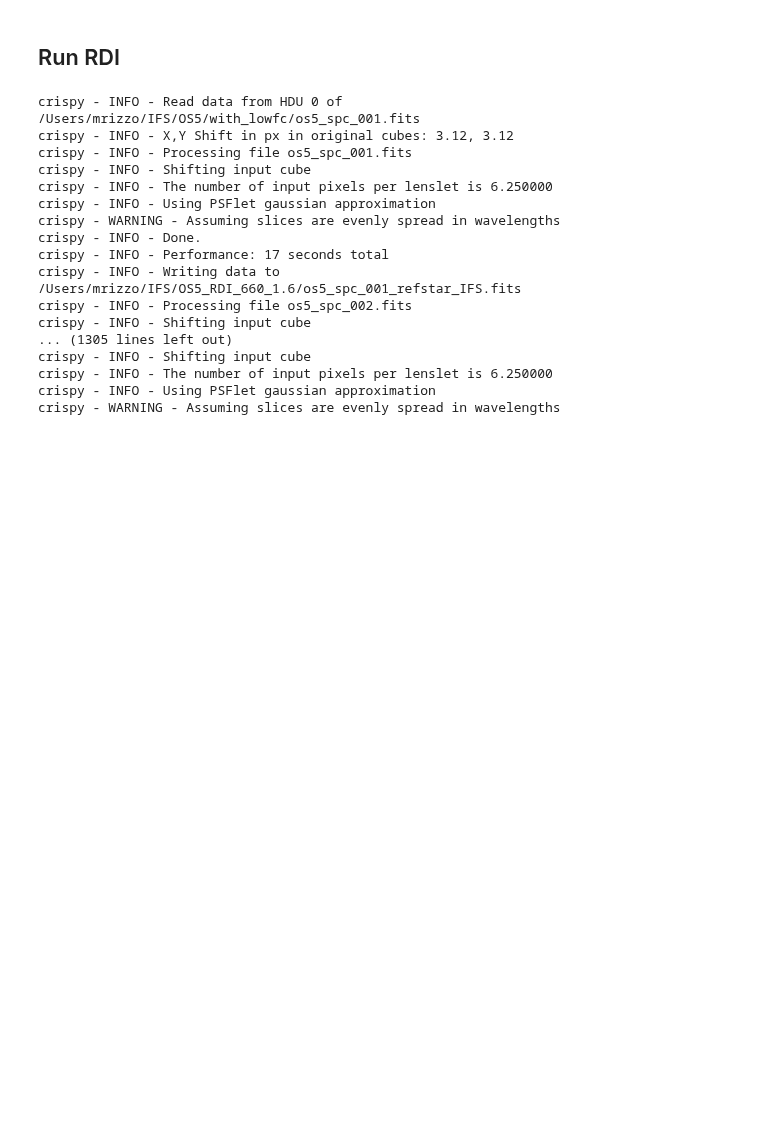
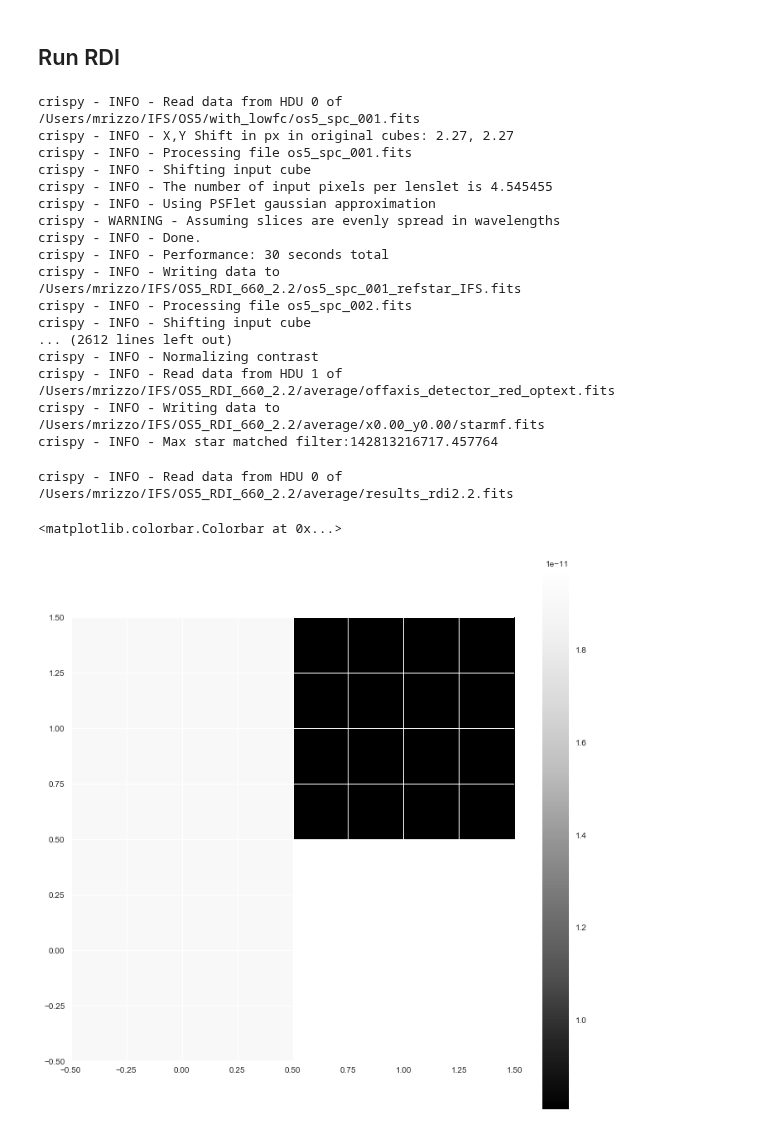
Before and after one commit to mjrfringes/crispy, a Jupyter notebook: docs/source/notebooks/RDI_sensitivity_study.ipynb, the cells around one changed output. Saved outputs shown, nothing was run; the diff lists cells and outputs as text; code cells hidden in the pictures; blank space fills up the shorter version.

```diff
--- a/docs/source/notebooks/RDI_sensitivity_study.ipynb
+++ b/docs/source/notebooks/RDI_sensitivity_study.ipynb
@@ -222,27 +221,31 @@ for i in range(len(offset)):
                 lamc=lamc,BW=BW,
                 offaxis_reduced = folder+'/average/offaxis_detector_red_optext.fits')
 outkey = fits.HDUList(fits.PrimaryHDU(results.astype(np.float)))
-outkey.writeto(folder+'/average/results_rdi'+sampling+'.fits',clobber=True)
+outkey.writeto(folder+'/average/results_rdi'+str(sampling)+'.fits',clobber=True)
 # %% [output]
 crispy - INFO - Read data from HDU 0 of /Users/mrizzo/IFS/OS5/with_lowfc/os5_spc_001.fits
-crispy - INFO - X,Y Shift in px in original cubes: 3.12, 3.12
+crispy - INFO - X,Y Shift in px in original cubes: 2.27, 2.27
 crispy - INFO - Processing file os5_spc_001.fits
 crispy - INFO - Shifting input cube
-crispy - INFO - The number of input pixels per lenslet is 6.250000
+crispy - INFO - The number of input pixels per lenslet is 4.545455
 crispy - INFO - Using PSFlet gaussian approximation
 crispy - WARNING - Assuming slices are evenly spread in wavelengths
 crispy - INFO - Done.
-crispy - INFO - Performance: 17 seconds total
-crispy - INFO - Writing data to /Users/mrizzo/IFS/OS5_RDI_660_1.6/os5_spc_001_refstar_IFS.fits
+crispy - INFO - Performance: 30 seconds total
+crispy - INFO - Writing data to /Users/mrizzo/IFS/OS5_RDI_660_2.2/os5_spc_001_refstar_IFS.fits
 crispy - INFO - Processing file os5_spc_002.fits
 crispy - INFO - Shifting input cube
-... (1305 lines left out)
-crispy - INFO - Shifting input cube
-crispy - INFO - The number of input pixels per lenslet is 6.250000
-crispy - INFO - Using PSFlet gaussian approximation
-crispy - WARNING - Assuming slices are evenly spread in wavelengths
+... (2612 lines left out)
+crispy - INFO - Normalizing contrast
+crispy - INFO - Read data from HDU 1 of /Users/mrizzo/IFS/OS5_RDI_660_2.2/average/offaxis_detector_red_optext.fits
+crispy - INFO - Writing data to /Users/mrizzo/IFS/OS5_RDI_660_2.2/average/x0.00_y0.00/starmf.fits
+crispy - INFO - Max star matched filter:142813216717.457764
 # %%
 plt.figure(figsize=(12,12))
-results=Image(folder+'/average/'+rootname+'/results_rdi.fits').data
+results=Image(folder+'/average/results_rdi'+str(sampling)+'.fits').data
 plt.imshow(results[-1],cmap='Greys_r')
 plt.colorbar()
+# %% [output]
+crispy - INFO - Read data from HDU 0 of /Users/mrizzo/IFS/OS5_RDI_660_2.2/average/results_rdi2.2.fits
+<matplotlib.colorbar.Colorbar at 0x...>
+[figure, added]
```
Also changed, not shown: parts of 5 cells of this notebook, 13 other files.
